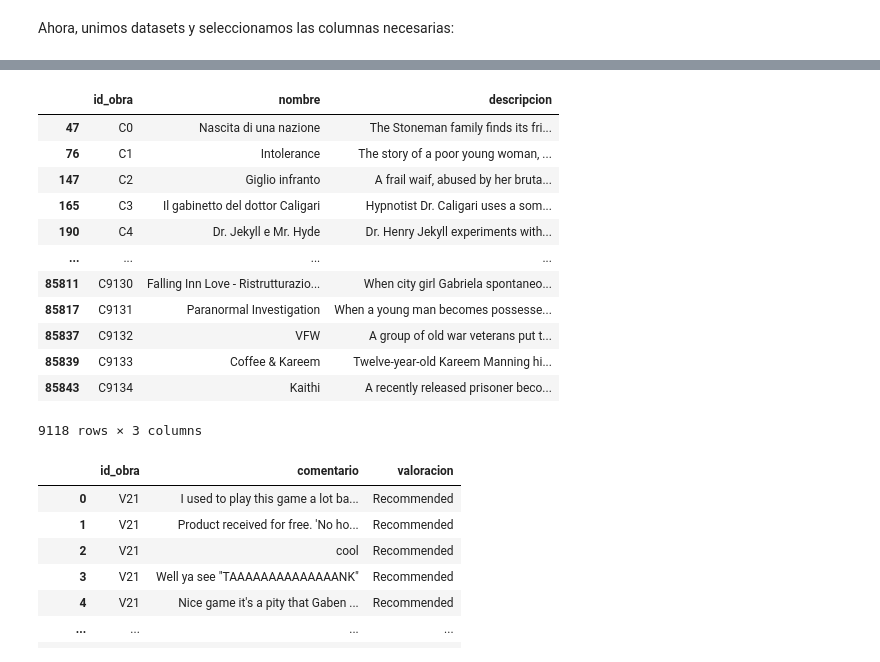
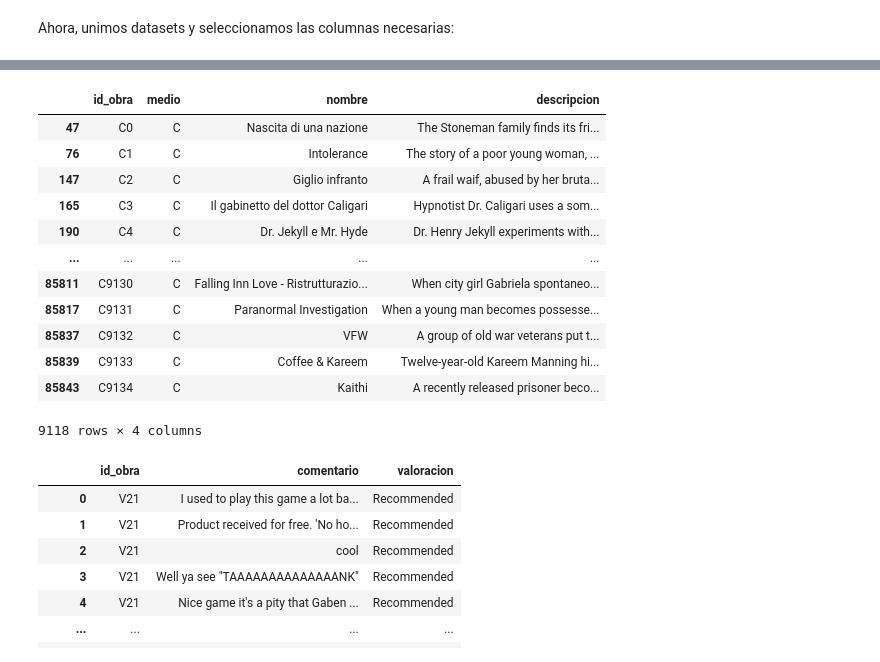
Before and after one commit to adrygp/ABP-FindMo, a Jupyter notebook: FindMo.ipynb, the cells around one changed output, grey strips where cells are left out. Drawn from its saved outputs; the diff is of its cells as text; code cells hidden in the pictures.

```diff
--- a/FindMo.ipynb
+++ b/FindMo.ipynb
@@ -119,22 +121,23 @@ listadoDescripcionVideojuegos[['id_obra', 'nombre', 'descripcion']]
 # %%
 # Cine:
 listadoCineDescripcion = listadoCineDescripcion.rename(columns={'title':'nombre', 'description':'descripcion'})
-listadoCineDescripcion[['id_obra', 'nombre', 'descripcion']].dropna().to_csv('system_datasets/obras_descripcion.csv', index=False, mode='a', header=False)
-listadoCineDescripcion[['id_obra', 'nombre', 'descripcion']].dropna()
+listadoCineDescripcion = listadoCineDescripcion.assign(medio='C')
+listadoCineDescripcion[['id_obra', 'medio', 'nombre', 'descripcion']].dropna().to_csv('system_datasets/obras_descripcion.csv', index=False, mode='a', header=False)
+listadoCineDescripcion[['id_obra', 'medio', 'nombre', 'descripcion']].dropna()
 # %% [output]
-|  | id_obra | nombre | descripcion |
-| 47 | C0 | Nascita di una nazione | The Stoneman family finds its fri... |
-| 76 | C1 | Intolerance | The story of a poor young woman, ... |
-| 147 | C2 | Giglio infranto | A frail waif, abused by her bruta... |
-| 165 | C3 | Il gabinetto del dottor Caligari | Hypnotist Dr. Caligari uses a som... |
-| 190 | C4 | Dr. Jekyll e Mr. Hyde | Dr. Henry Jekyll experiments with... |
-| ... | ... | ... | ... |
-| 85811 | C9130 | Falling Inn Love - Ristrutturazio... | When city girl Gabriela spontaneo... |
-| 85817 | C9131 | Paranormal Investigation | When a young man becomes possesse... |
-| 85837 | C9132 | VFW | A group of old war veterans put t... |
-| 85839 | C9133 | Coffee & Kareem | Twelve-year-old Kareem Manning hi... |
-| 85843 | C9134 | Kaithi | A recently released prisoner beco... |
+|  | id_obra | medio | nombre | descripcion |
+| 47 | C0 | C | Nascita di una nazione | The Stoneman family finds its fri... |
+| 76 | C1 | C | Intolerance | The story of a poor young woman, ... |
+| 147 | C2 | C | Giglio infranto | A frail waif, abused by her bruta... |
+| 165 | C3 | C | Il gabinetto del dottor Caligari | Hypnotist Dr. Caligari uses a som... |
+| 190 | C4 | C | Dr. Jekyll e Mr. Hyde | Dr. Henry Jekyll experiments with... |
+| ... | ... | ... | ... | ... |
+| 85811 | C9130 | C | Falling Inn Love - Ristrutturazio... | When city girl Gabriela spontaneo... |
+| 85817 | C9131 | C | Paranormal Investigation | When a young man becomes possesse... |
+| 85837 | C9132 | C | VFW | A group of old war veterans put t... |
+| 85839 | C9133 | C | Coffee & Kareem | Twelve-year-old Kareem Manning hi... |
+| 85843 | C9134 | C | Kaithi | A recently released prisoner beco... |
-9118 rows × 3 columns
+9118 rows × 4 columns
 # %%
 # Creamos el listado que contiene los comentarios asociados a cada obra:
 listadoComentariosVideojuegos = pd.merge(listadoDescripcionVideojuegos, originalSteamReviews, left_on='nombre', right_on='title')
```
Also changed, not shown: parts of 7 cells of this notebook.
